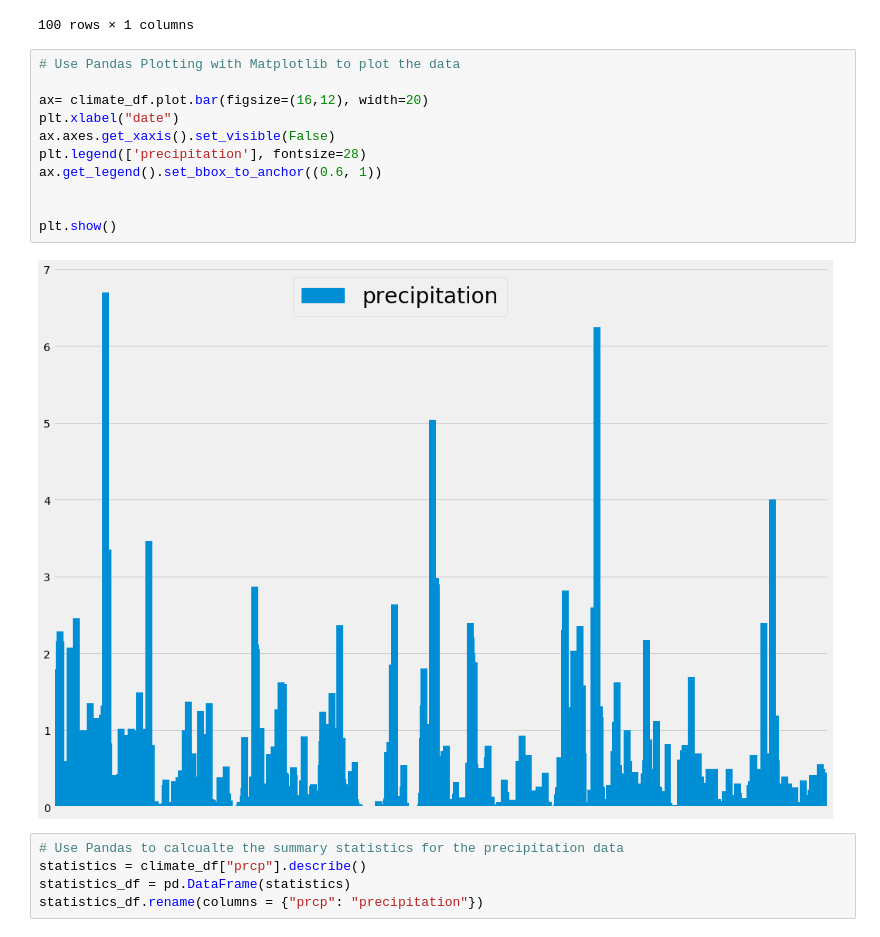
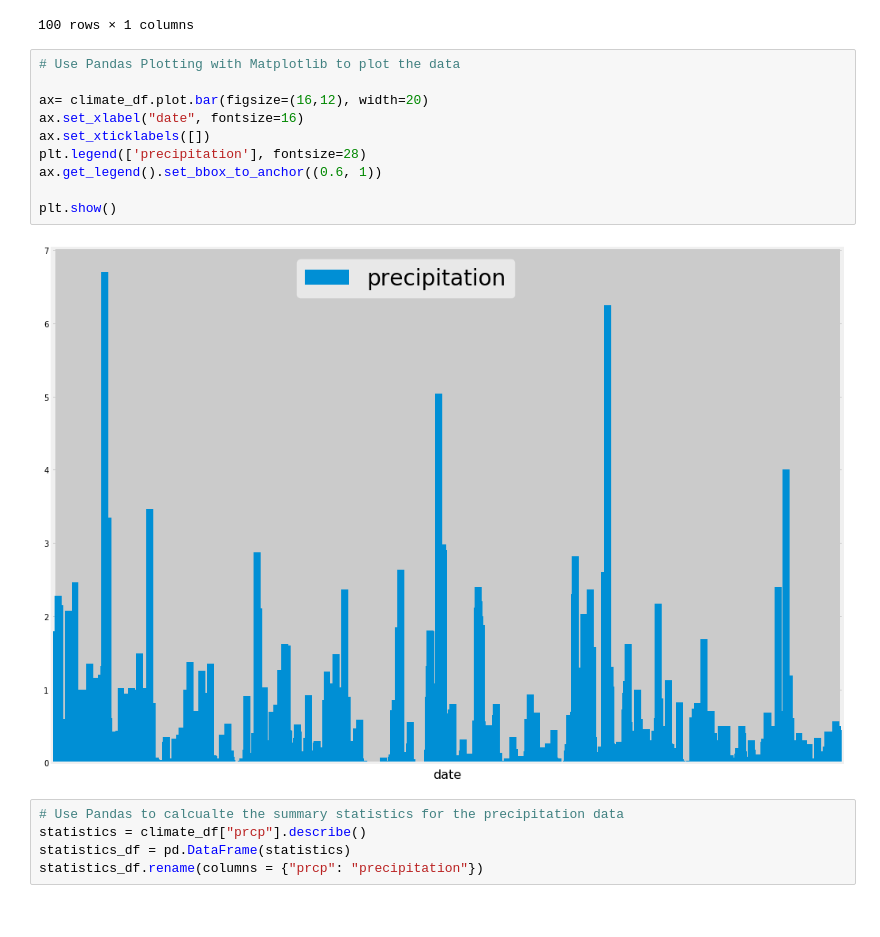
Before and after one commit to nadireag/sqlalchemy-challenge, a Jupyter notebook: ClimatePy.ipynb, the cells around one changed output. Cells and saved outputs as stored; diff of their text form.

```diff
--- a/ClimatePy.ipynb
+++ b/ClimatePy.ipynb
@@ -105,16 +105,15 @@ climate_df.head(100)
 # %%
 # Use Pandas Plotting with Matplotlib to plot the data
 
 ax= climate_df.plot.bar(figsize=(16,12), width=20)
-plt.xlabel("date")
-ax.axes.get_xaxis().set_visible(False)
+ax.set_xlabel("date", fontsize=16)
+ax.set_xticklabels([])
 plt.legend(['precipitation'], fontsize=28)
 ax.get_legend().set_bbox_to_anchor((0.6, 1))
 
-
 plt.show()
 # %% [output]
-[figure, old version]
+[figure, new version]
 # %%
 # Use Pandas to calcualte the summary statistics for the precipitation data
 statistics = climate_df["prcp"].describe()
```
Also changed, not shown: parts of 3 cells of this notebook, 3 other files.
